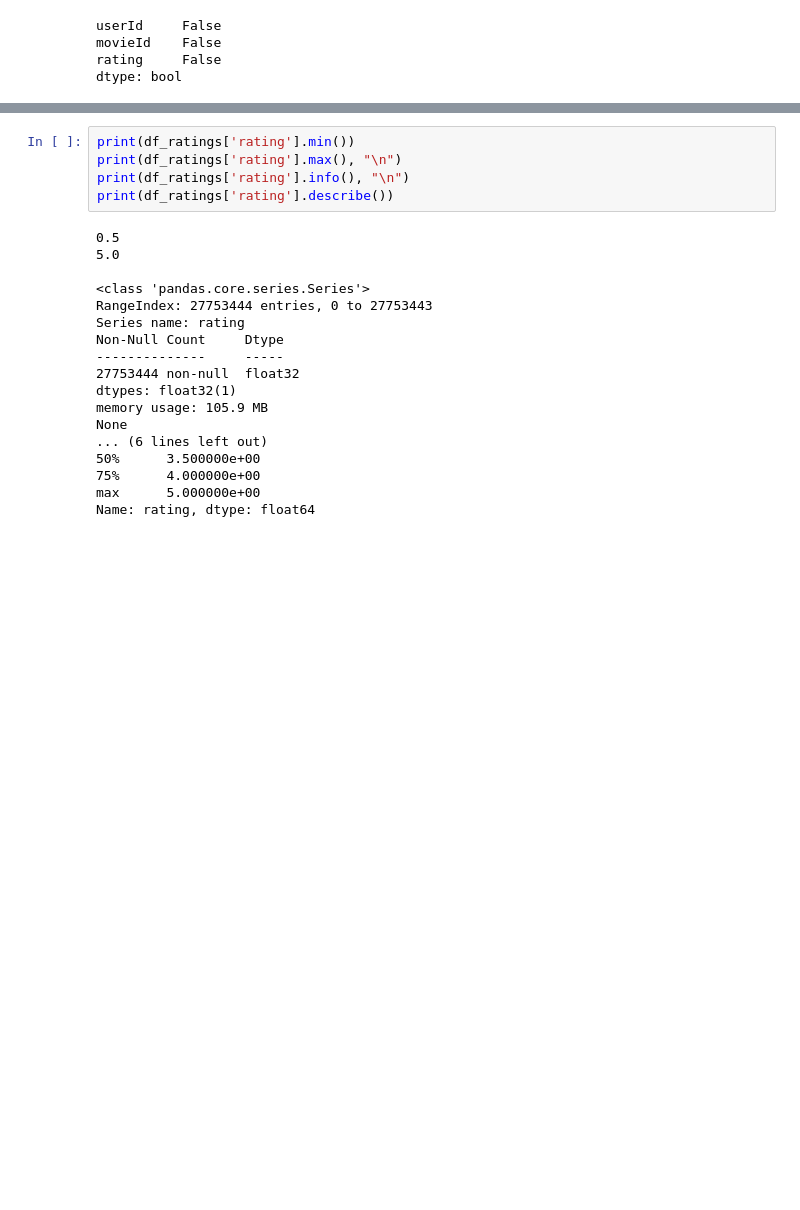
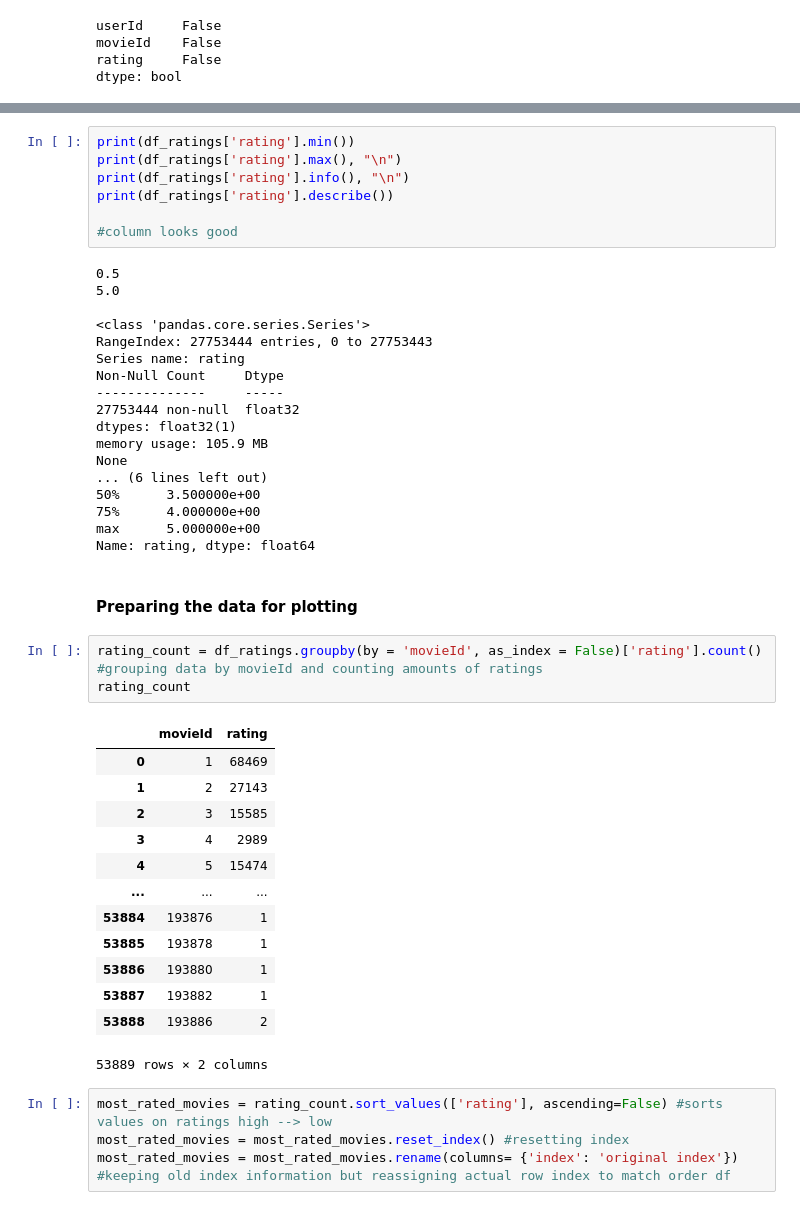
Before and after one commit to SauronGunnars/Machine-learning-Sara-Gunnars, a Jupyter notebook: Lab/recommender_system.ipynb, the cells around one changed output, grey strips where cells are left out. Saved outputs shown, nothing was run; the diff lists cells and outputs as text; blank space fills up the shorter version.

```diff
--- a/Lab/recommender_system.ipynb
+++ b/Lab/recommender_system.ipynb
@@ -240,6 +244,8 @@ print(df_ratings['rating'].min())
 print(df_ratings['rating'].max(), "\n")
 print(df_ratings['rating'].info(), "\n")
 print(df_ratings['rating'].describe())
+
+#column looks good
 # %% [output]
 0.5
 5.0
@@ -258,3 +264,26 @@ None
 75%      4.000000e+00
 max      5.000000e+00
 Name: rating, dtype: float64
+# %% [markdown]
+#### Preparing the data for plotting
+# %%
+rating_count = df_ratings.groupby(by = 'movieId', as_index = False)['rating'].count() #grouping data by movieId and counting amounts of ratings
+rating_count
+# %% [output]
+|  | movieId | rating |
+| 0 | 1 | 68469 |
+| 1 | 2 | 27143 |
+| 2 | 3 | 15585 |
+| 3 | 4 | 2989 |
+| 4 | 5 | 15474 |
+| ... | ... | ... |
+| 53884 | 193876 | 1 |
+| 53885 | 193878 | 1 |
+| 53886 | 193880 | 1 |
+| 53887 | 193882 | 1 |
+| 53888 | 193886 | 2 |
+53889 rows × 2 columns
+# %%
+most_rated_movies = rating_count.sort_values(['rating'], ascending=False) #sorts values on ratings high --> low
+most_rated_movies = most_rated_movies.reset_index() #resetting index
+most_rated_movies = most_rated_movies.rename(columns= {'index': 'original index'}) #keeping old index information but reassigning actual row index to match order df
```
Also changed, not shown: parts of 8 cells of this notebook.
